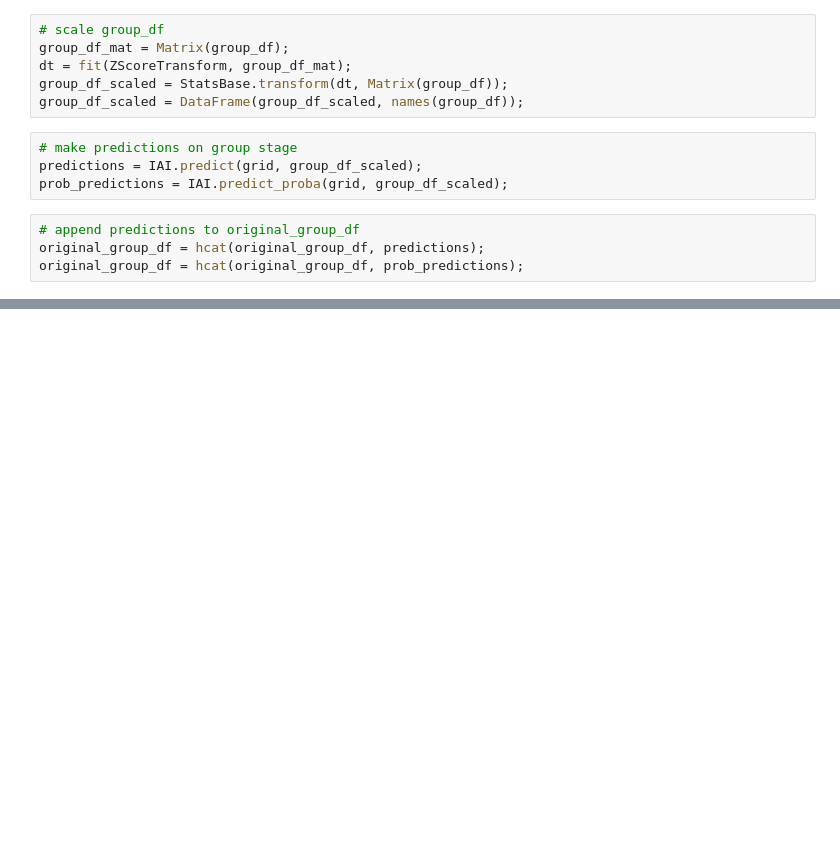
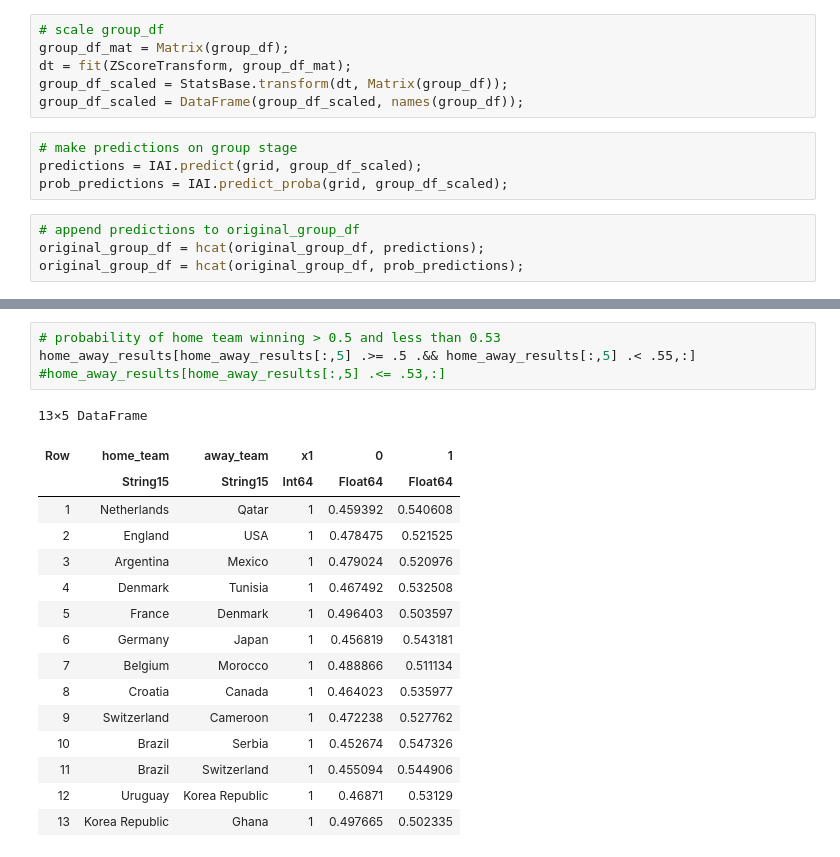
Before and after one commit to shannan-liu1/15095-project, a Jupyter notebook: OCT-modelling-shannan.ipynb, the cells around one changed output, grey strips where cells are left out. Saved outputs shown, nothing was run; the diff lists cells and outputs as text; blank space fills up the shorter version.

```diff
--- a/OCT-modelling-shannan.ipynb
+++ b/OCT-modelling-shannan.ipynb
@@ -162 +168,22 @@ home_away_results[home_away_results[:,4] .>= .6,:]
+# %%
+# probability of home team winning > 0.5 and less than 0.53
+home_away_results[home_away_results[:,5] .>= .5 .&& home_away_results[:,5] .< .55,:]
+#home_away_results[home_away_results[:,5] .<= .53,:]
+# %% [output]
+13×5 DataFrame
+| Row | home_team | away_team | x1 | 0 | 1 |
+|  | String15 | String15 | Int64 | Float64 | Float64 |
+| 1 | Netherlands | Qatar | 1 | 0.459392 | 0.540608 |
+| 2 | England | USA | 1 | 0.478475 | 0.521525 |
+| 3 | Argentina | Mexico | 1 | 0.479024 | 0.520976 |
+| 4 | Denmark | Tunisia | 1 | 0.467492 | 0.532508 |
+| 5 | France | Denmark | 1 | 0.496403 | 0.503597 |
+| 6 | Germany | Japan | 1 | 0.456819 | 0.543181 |
+| 7 | Belgium | Morocco | 1 | 0.488866 | 0.511134 |
+| 8 | Croatia | Canada | 1 | 0.464023 | 0.535977 |
+| 9 | Switzerland | Cameroon | 1 | 0.472238 | 0.527762 |
+| 10 | Brazil | Serbia | 1 | 0.452674 | 0.547326 |
+| 11 | Brazil | Switzerland | 1 | 0.455094 | 0.544906 |
+| 12 | Uruguay | Korea Republic | 1 | 0.46871 | 0.53129 |
+| 13 | Korea Republic | Ghana | 1 | 0.497665 | 0.502335 |
 # %%
```
Also changed, not shown: parts of 4 cells of this notebook, 1 other file.
